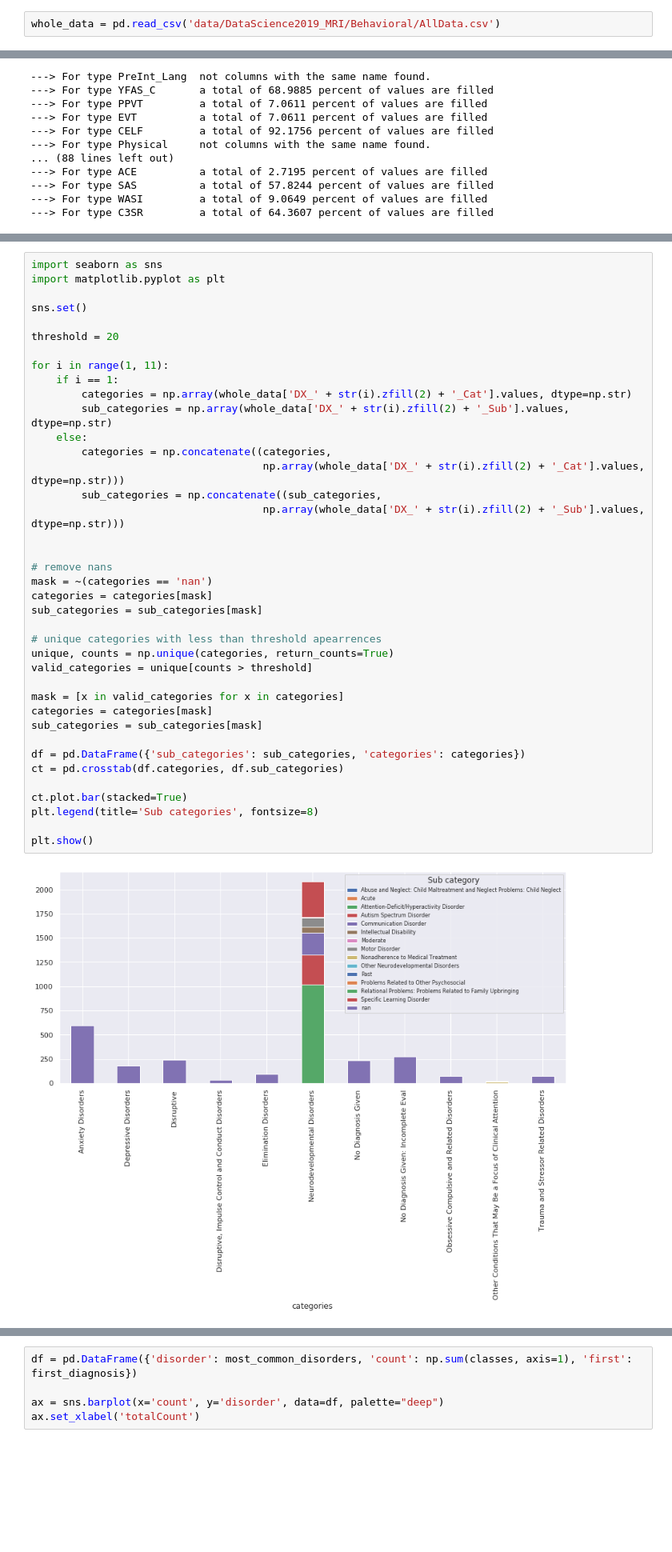
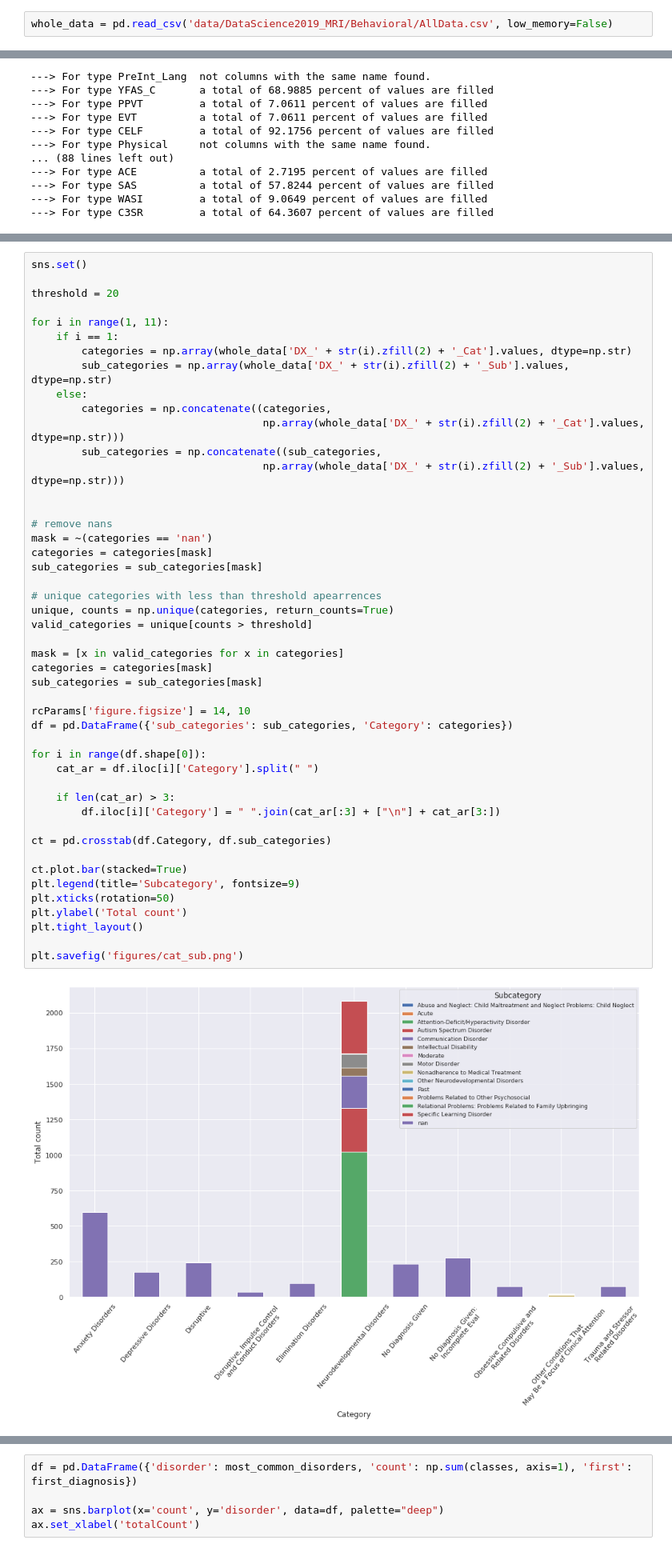
Before and after one commit to sanagno/psychiatry-mri-eeg, a Jupyter notebook: data_exploration.ipynb, the cells around one changed output, grey strips where cells are left out. Shown at 80% size. Cells and saved outputs as stored; diff of their text form; blank space fills up the shorter version.

Commit message:
figures

```diff
--- a/data_exploration.ipynb
+++ b/data_exploration.ipynb
@@ -75,7 +86,7 @@ Index(['Anonymized.ID', 'EID', 'Patient_ID', 'Enrollment.Year',
 
 TODO: maybe theses observations may not be done on the initial dataset but on the reduced one based on the number of patients that actually have a diagnosis
 # %%
-whole_data = pd.read_csv('data/DataScience2019_MRI/Behavioral/AllData.csv')
+whole_data = pd.read_csv('data/DataScience2019_MRI/Behavioral/AllData.csv', low_memory=False)
 # %% [markdown]
 #### Diagnoses
 # %%
@@ -302,44 +302,52 @@ sns.distplot(filled_values_all_types, kde=False, bins=50)
 # %%
-import seaborn as sns
-import matplotlib.pyplot as plt
-
 sns.set()
 
 threshold = 20
 
 for i in range(1, 11):
     if i == 1:
         categories = np.array(whole_data['DX_' + str(i).zfill(2) + '_Cat'].values, dtype=np.str)
         sub_categories = np.array(whole_data['DX_' + str(i).zfill(2) + '_Sub'].values, dtype=np.str)
     else:
         categories = np.concatenate((categories,
                                      np.array(whole_data['DX_' + str(i).zfill(2) + '_Cat'].values, dtype=np.str)))
         sub_categories = np.concatenate((sub_categories,
                                      np.array(whole_data['DX_' + str(i).zfill(2) + '_Sub'].values, dtype=np.str)))
 
 
 # remove nans
 mask = ~(categories == 'nan')
 categories = categories[mask]
 sub_categories = sub_categories[mask]
 
 # unique categories with less than threshold apearrences
 unique, counts = np.unique(categories, return_counts=True)
 valid_categories = unique[counts > threshold]
 
 mask = [x in valid_categories for x in categories]
 categories = categories[mask]
 sub_categories = sub_categories[mask]
 
-df = pd.DataFrame({'sub_categories': sub_categories, 'categories': categories})
-ct = pd.crosstab(df.categories, df.sub_categories)
+rcParams['figure.figsize'] = 14, 10
+df = pd.DataFrame({'sub_categories': sub_categories, 'Category': categories})
+
+for i in range(df.shape[0]):
+    cat_ar = df.iloc[i]['Category'].split(" ")
+
+    if len(cat_ar) > 3:
+        df.iloc[i]['Category'] = " ".join(cat_ar[:3] + ["\n"] + cat_ar[3:])
+
+ct = pd.crosstab(df.Category, df.sub_categories)
 
 ct.plot.bar(stacked=True)
-plt.legend(title='Sub categories', fontsize=8)
+plt.legend(title='Subcategory', fontsize=9)
+plt.xticks(rotation=50)
+plt.ylabel('Total count')
+plt.tight_layout()
 
-plt.show()
+plt.savefig('figures/cat_sub.png')
 # %% [output]
-[figure, old version]
+[figure, new version]
 # %%
 # barplot of diseases we are interested in
 
```
Also changed, not shown: parts of 7 cells of this notebook.
